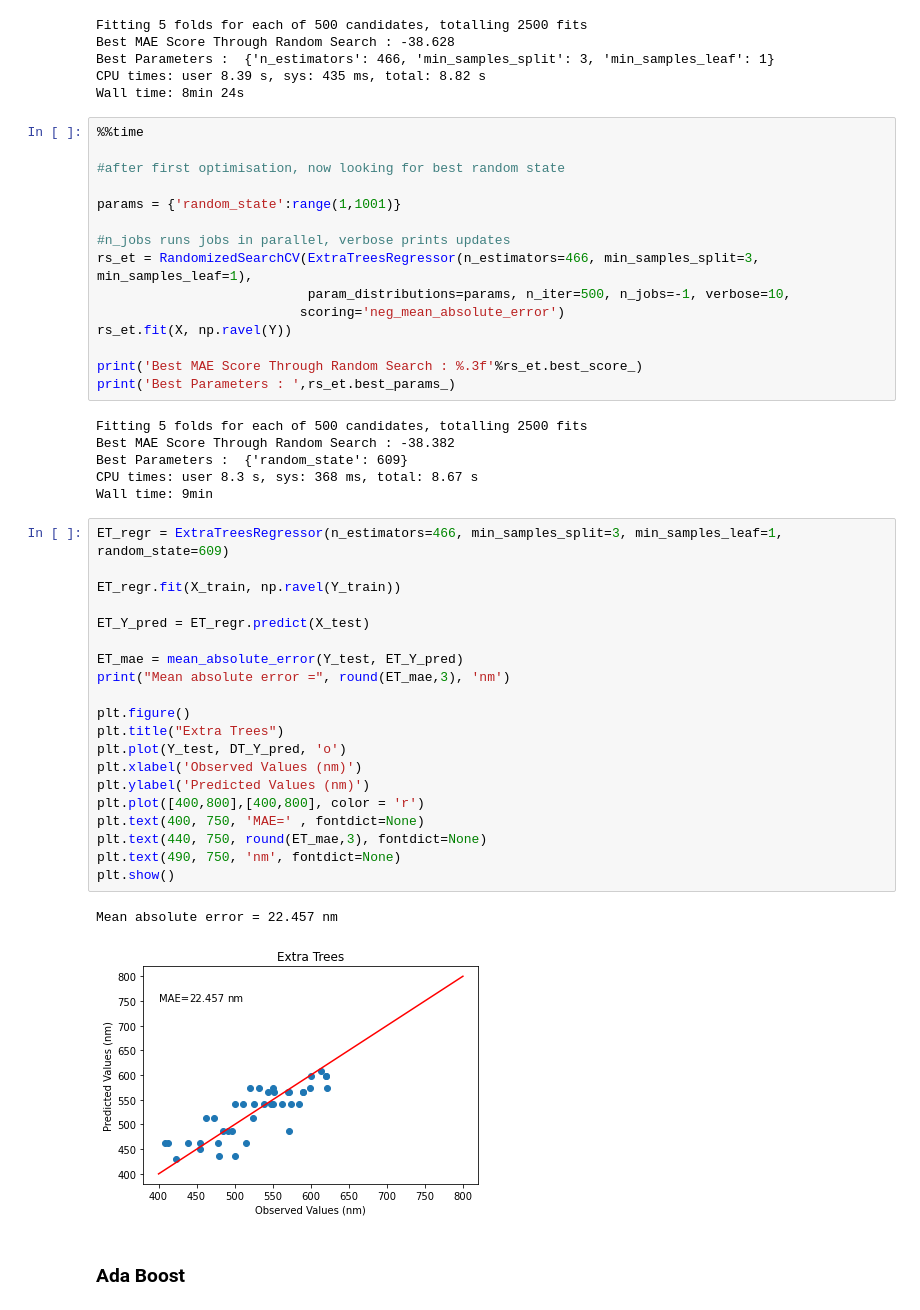
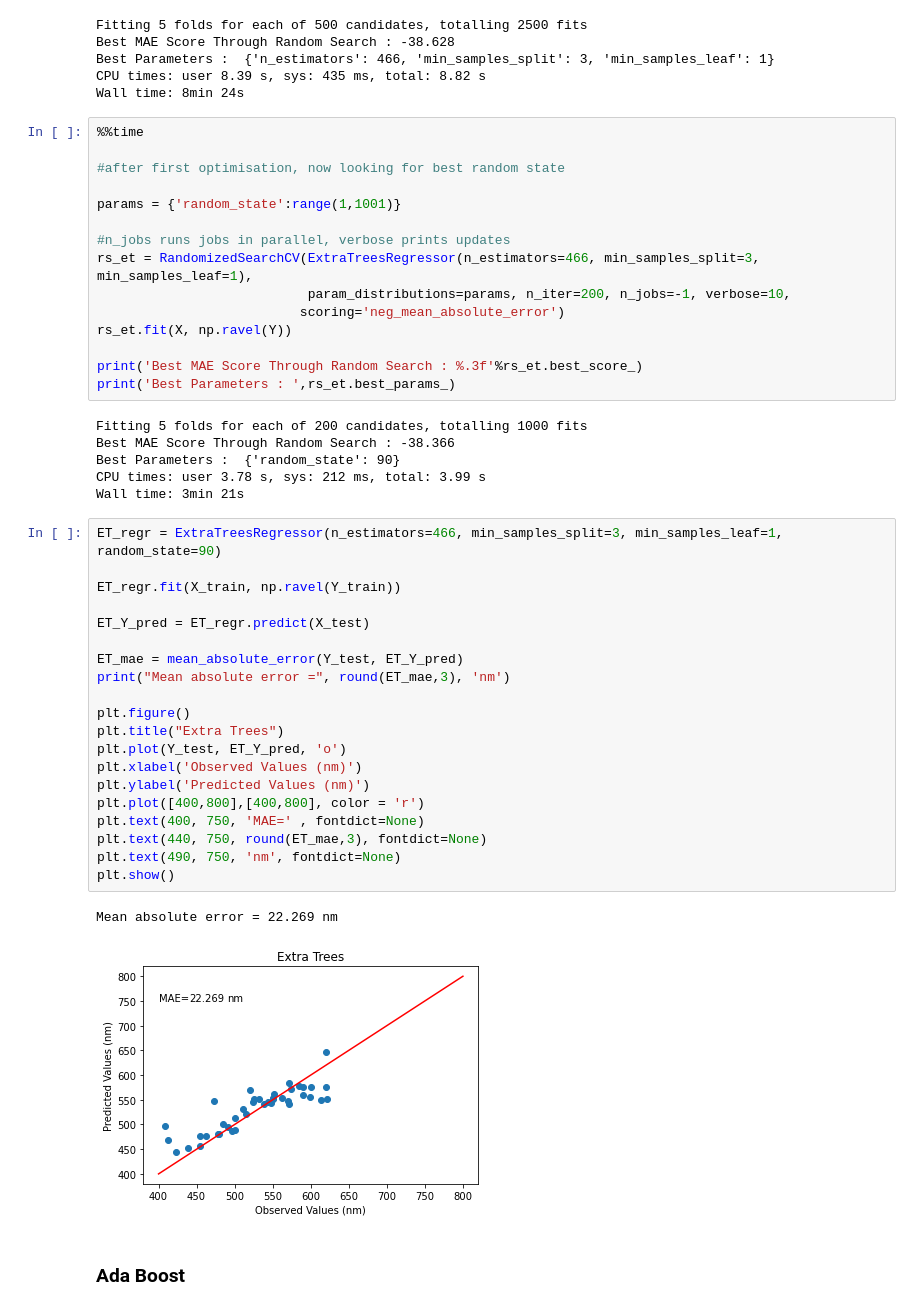
Before and after one commit to Health-Universe/Indium-Phosphide, a Jupyter notebook: notebook/flo/2. Flo absorbance.ipynb, the cells around one changed output. Saved outputs shown, nothing was run; the diff lists cells and outputs as text.

```diff
--- a/notebook/flo/2. Flo absorbance.ipynb
+++ b/notebook/flo/2. Flo absorbance.ipynb
@@ -230,41 +248,41 @@ params = {'random_state':range(1,1001)}
 
 #n_jobs runs jobs in parallel, verbose prints updates
 rs_et = RandomizedSearchCV(ExtraTreesRegressor(n_estimators=466, min_samples_split=3, min_samples_leaf=1),
-                           param_distributions=params, n_iter=500, n_jobs=-1, verbose=10,
+                           param_distributions=params, n_iter=200, n_jobs=-1, verbose=10,
                           scoring='neg_mean_absolute_error')
 rs_et.fit(X, np.ravel(Y))
 
 print('Best MAE Score Through Random Search : %.3f'%rs_et.best_score_)
 print('Best Parameters : ',rs_et.best_params_)
 # %% [output]
-Fitting 5 folds for each of 500 candidates, totalling 2500 fits
-Best MAE Score Through Random Search : -38.382
-Best Parameters :  {'random_state': 609}
-CPU times: user 8.3 s, sys: 368 ms, total: 8.67 s
-Wall time: 9min
+Fitting 5 folds for each of 200 candidates, totalling 1000 fits
+Best MAE Score Through Random Search : -38.366
+Best Parameters :  {'random_state': 90}
+CPU times: user 3.78 s, sys: 212 ms, total: 3.99 s
+Wall time: 3min 21s
 # %%
-ET_regr = ExtraTreesRegressor(n_estimators=466, min_samples_split=3, min_samples_leaf=1, random_state=609)
+ET_regr = ExtraTreesRegressor(n_estimators=466, min_samples_split=3, min_samples_leaf=1, random_state=90)
 
 ET_regr.fit(X_train, np.ravel(Y_train))
 
 ET_Y_pred = ET_regr.predict(X_test)
 
 ET_mae = mean_absolute_error(Y_test, ET_Y_pred)
 print("Mean absolute error =", round(ET_mae,3), 'nm')
 
 plt.figure()
 plt.title("Extra Trees")
-plt.plot(Y_test, DT_Y_pred, 'o')
+plt.plot(Y_test, ET_Y_pred, 'o')
 plt.xlabel('Observed Values (nm)')
 plt.ylabel('Predicted Values (nm)')
 plt.plot([400,800],[400,800], color = 'r')
 plt.text(400, 750, 'MAE=' , fontdict=None)
 plt.text(440, 750, round(ET_mae,3), fontdict=None)
 plt.text(490, 750, 'nm', fontdict=None)
 plt.show()
 # %% [output]
-Mean absolute error = 22.457 nm
+Mean absolute error = 22.269 nm
-[figure, old version]
+[figure, new version]
 # %% [markdown]
 ### Ada Boost
 # %%
```
Also changed, not shown: parts of 12 cells of this notebook, 2 other files.
